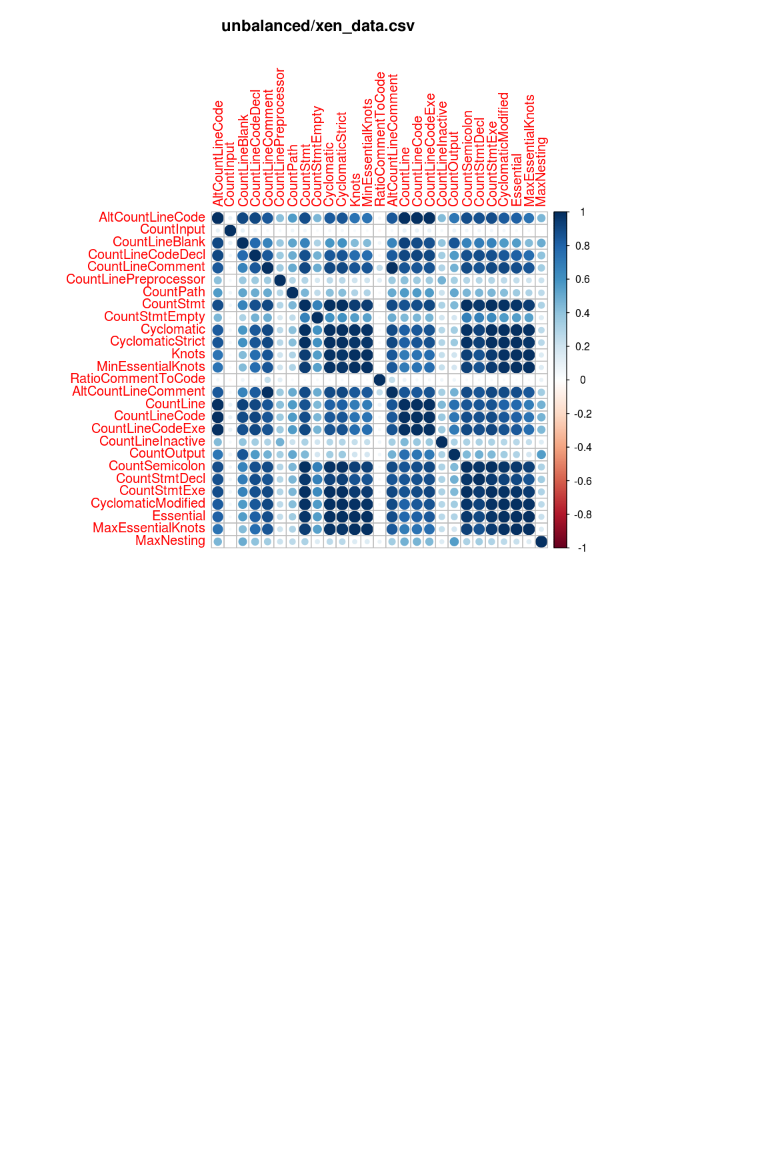
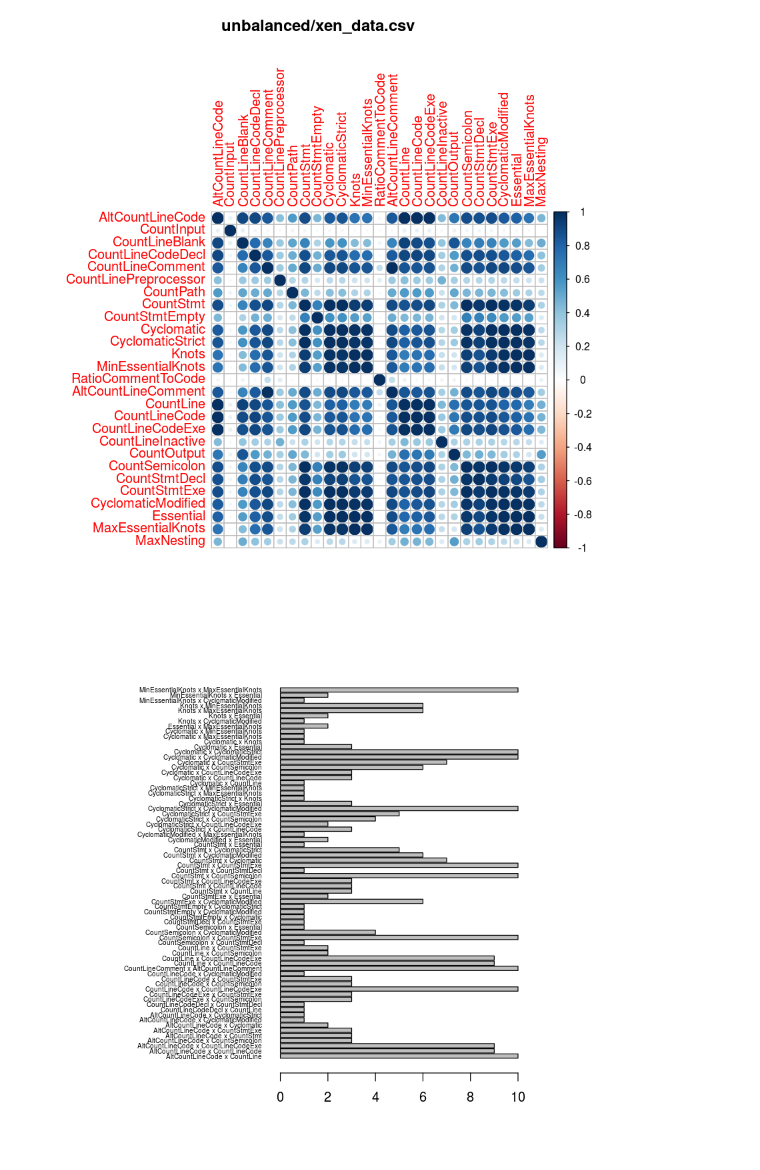
Before and after one commit to jcarlosadm/classes, a Jupyter notebook: data_mining/works/03_vulnerability_dataset/vulnerability_dataset.ipynb, the cells around one changed output. Drawn from its saved outputs; the diff is of its cells as text; code cells hidden in the pictures; blank space fills up the shorter version.

```diff
--- a/data_mining/works/03_vulnerability_dataset/vulnerability_dataset.ipynb
+++ b/data_mining/works/03_vulnerability_dataset/vulnerability_dataset.ipynb
@@ -32,3 +37,47 @@ for(i in 1:5) {
 [figure]
 [figure]
 [figure]
+# %%
+# correlacoes mais significativas
+
+alpha <- 0.01
+
+correlation <- function(column1, column2) {
+    res <- cor.test(column1, column2, conf.level = (1.0 - alpha))
+    return (res)
+
+}
+
+corr_freq_gen <- c()
+
+for(i in 1:10){
+    dbase <- data[[i]]
+    #print("--------------------------------")
+    #print(files[i])
+    #corr_names <- c()
+    #corr_values <- c()
+
+    for (j in 1:(ncol(dbase)-2)){
+        for(k in j:(ncol(dbase)-2)){
+            if (j != k) {
+                res <- correlation(dbase[,j], dbase[,k])
+                if (res['p.value'] <= alpha && res['estimate'] >= 0.95){
+                    #corr_names <- append(corr_names, paste(colnames(dbase[j]), colnames(dbase[k]), sep = " x "))
+                    #corr_values <- append(corr_values, res['estimate'][[1]])
+                    corr_freq_gen <- append(corr_freq_gen, paste(colnames(dbase[j]), colnames(dbase[k]), sep = " x "))
+                }
+            }
+        }
+    }
+
+    #par(mai=c(1,4,1,1))
+    #barplot(height = corr_values, names.arg = corr_names, horiz=TRUE, las = 1)
+    #str(corr_values)
+    #str(corr_names)
+    #break
+}
+# %%
+par(mai=c(1,3,1,1))
+barplot(table(corr_freq_gen), horiz = TRUE, las = 1, cex.names = 0.5)
+# %% [output]
+[figure, added]
```
Also changed, not shown: parts of 4 cells of this notebook, 1 other file.
